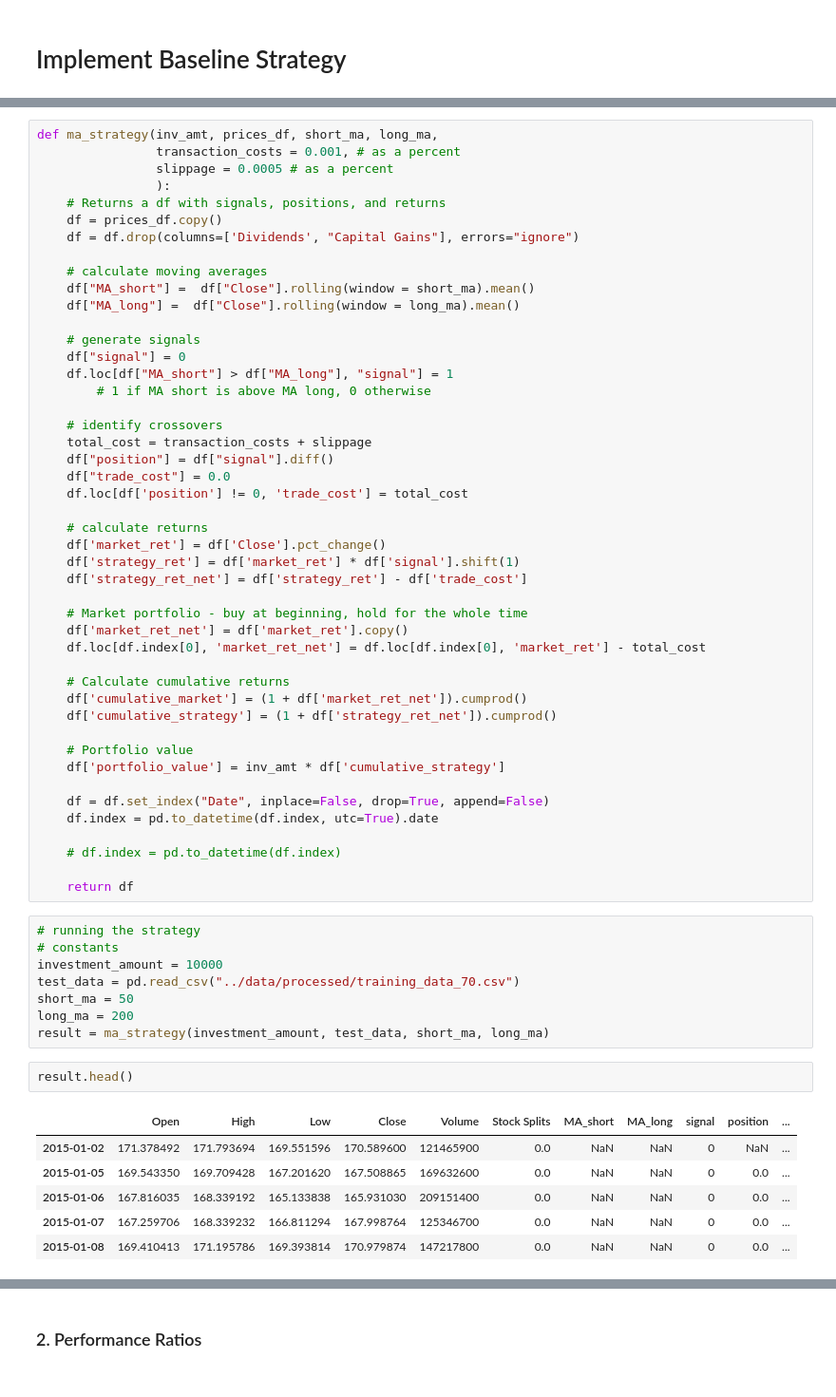
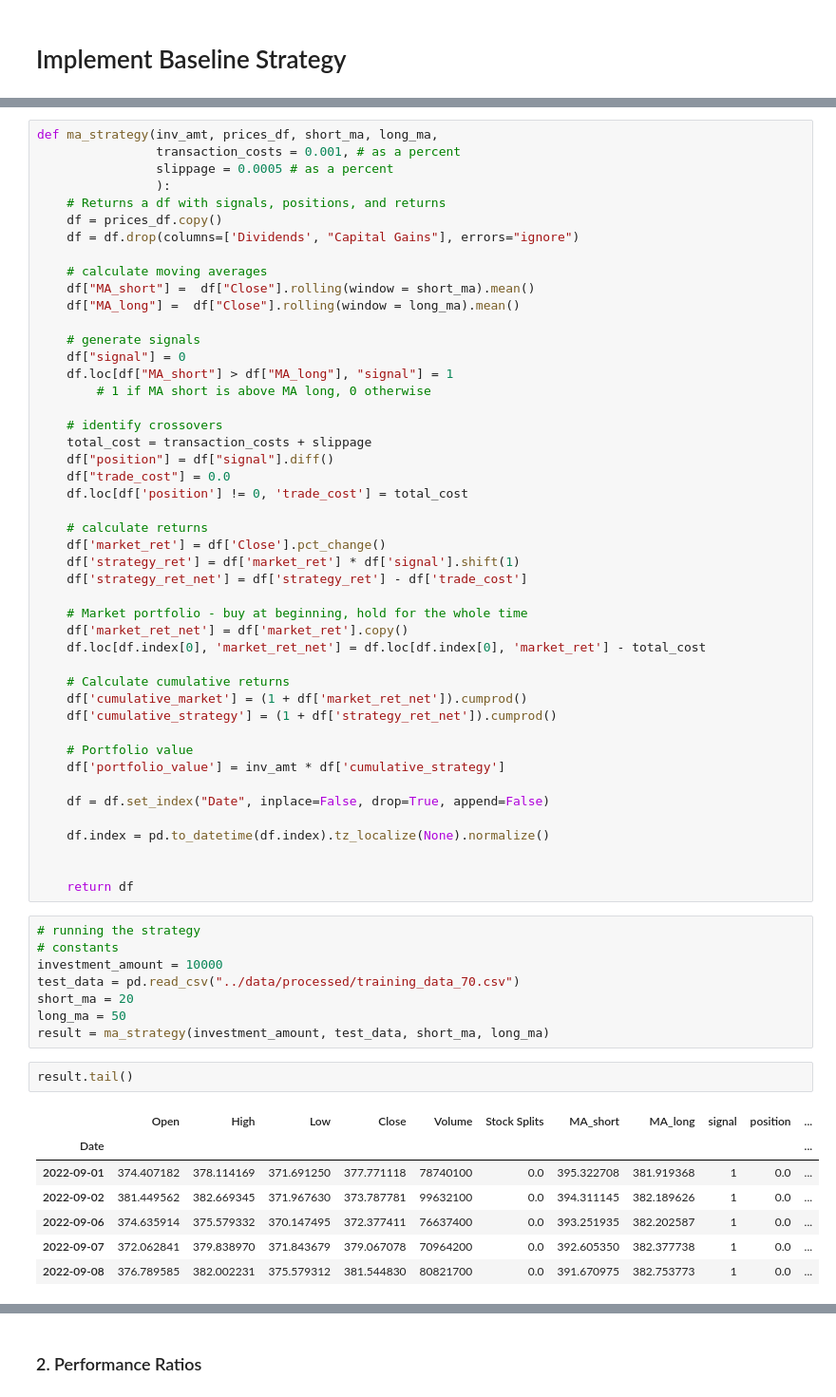
Before and after one commit to Elaine-764/Moving-Average-Backtest, a Jupyter notebook: notebooks/02_baseline_strategy.ipynb, the cells around one changed output, grey strips where cells are left out. Shown at 95% size. Cells and saved outputs as stored; diff of their text form.

```diff
--- a/notebooks/02_baseline_strategy.ipynb
+++ b/notebooks/02_baseline_strategy.ipynb
@@ -56,9 +59,9 @@ def ma_strategy(inv_amt, prices_df, short_ma, long_ma,
     df['portfolio_value'] = inv_amt * df['cumulative_strategy']
 
     df = df.set_index("Date", inplace=False, drop=True, append=False)
-    df.index = pd.to_datetime(df.index, utc=True).date
 
-    # df.index = pd.to_datetime(df.index)
+    df.index = pd.to_datetime(df.index).tz_localize(None).normalize()
+
 
     return df
 # %%
@@ -66,18 +69,19 @@ def ma_strategy(inv_amt, prices_df, short_ma, long_ma,
 # constants
 investment_amount = 10000
 test_data = pd.read_csv("../data/processed/training_data_70.csv")
-short_ma = 50
-long_ma = 200
+short_ma = 20
+long_ma = 50
 result = ma_strategy(investment_amount, test_data, short_ma, long_ma)
 # %%
-result.head()
+result.tail()
 # %% [output]
 |  | Open | High | Low | Close | Volume | Stock Splits | MA_short | MA_long | signal | position | ... |
-| 2015-01-02 | 171.378492 | 171.793694 | 169.551596 | 170.589600 | 121465900 | 0.0 | NaN | NaN | 0 | NaN | ... |
-| 2015-01-05 | 169.543350 | 169.709428 | 167.201620 | 167.508865 | 169632600 | 0.0 | NaN | NaN | 0 | 0.0 | ... |
-| 2015-01-06 | 167.816035 | 168.339192 | 165.133838 | 165.931030 | 209151400 | 0.0 | NaN | NaN | 0 | 0.0 | ... |
-| 2015-01-07 | 167.259706 | 168.339232 | 166.811294 | 167.998764 | 125346700 | 0.0 | NaN | NaN | 0 | 0.0 | ... |
-| 2015-01-08 | 169.410413 | 171.195786 | 169.393814 | 170.979874 | 147217800 | 0.0 | NaN | NaN | 0 | 0.0 | ... |
+| Date |  |  |  |  |  |  |  |  |  |  | ... |
+| 2022-09-01 | 374.407182 | 378.114169 | 371.691250 | 377.771118 | 78740100 | 0.0 | 395.322708 | 381.919368 | 1 | 0.0 | ... |
+| 2022-09-02 | 381.449562 | 382.669345 | 371.967630 | 373.787781 | 99632100 | 0.0 | 394.311145 | 382.189626 | 1 | 0.0 | ... |
+| 2022-09-06 | 374.635914 | 375.579332 | 370.147495 | 372.377411 | 76637400 | 0.0 | 393.251935 | 382.202587 | 1 | 0.0 | ... |
+| 2022-09-07 | 372.062841 | 379.838970 | 371.843679 | 379.067078 | 70964200 | 0.0 | 392.605350 | 382.377738 | 1 | 0.0 | ... |
+| 2022-09-08 | 376.789585 | 382.002231 | 375.579312 | 381.544830 | 80821700 | 0.0 | 391.670975 | 382.753773 | 1 | 0.0 | ... |
 # %% [markdown]
 ## Core Performance Metrics
 To evaluate the basline strategy, we will perform the following tests.
```
Also changed, not shown: parts of 10 cells of this notebook, 5 other files.
